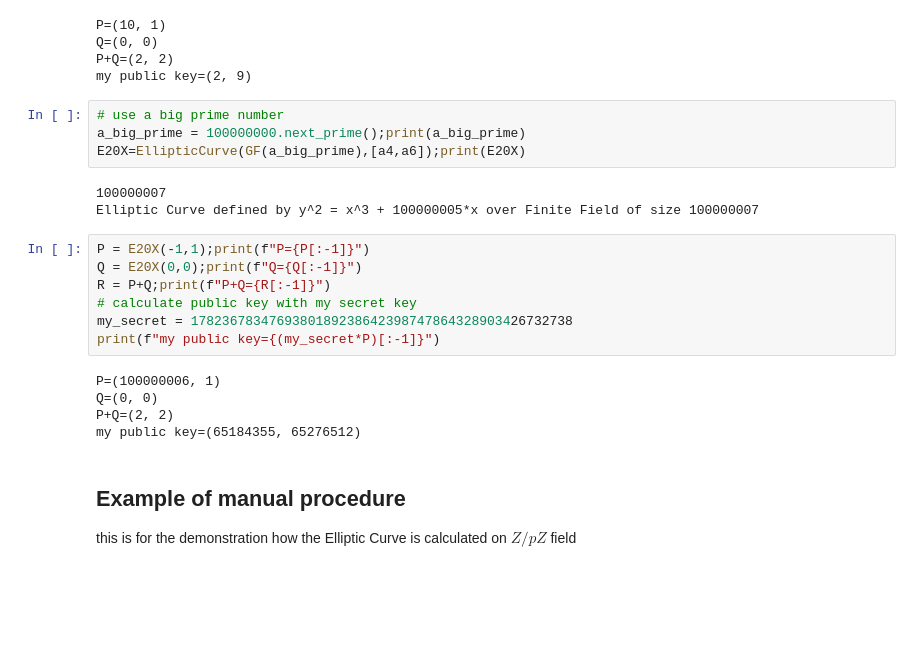
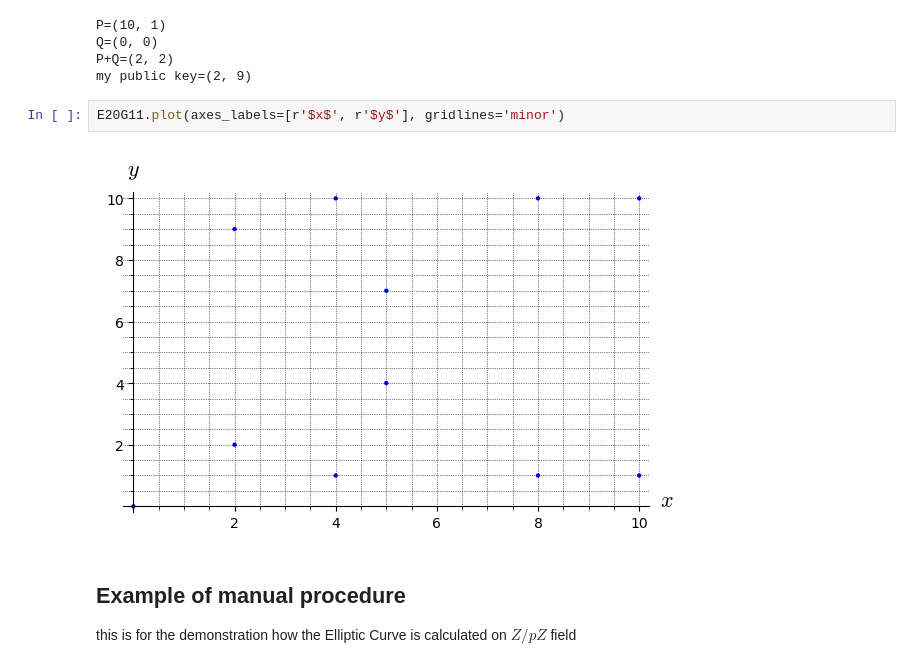
Before and after one commit to edwardlu71/ConceptByExample, a Jupyter notebook: E03_131_EllipticCurvesByExample.ipynb, the cells around one changed output. Drawn from its saved outputs; the diff is of its cells as text; blank space fills up the shorter version.

```diff
--- a/E03_131_EllipticCurvesByExample.ipynb
+++ b/E03_131_EllipticCurvesByExample.ipynb
@@ -174,25 +174,10 @@ P=(10, 1)
 Q=(0, 0)
 P+Q=(2, 2)
 my public key=(2, 9)
-# %%
-# use a big prime number
-a_big_prime = 100000000.next_prime();print(a_big_prime)
-E20X=EllipticCurve(GF(a_big_prime),[a4,a6]);print(E20X)
-# %% [output]
-100000007
-Elliptic Curve defined by y^2 = x^3 + 100000005*x over Finite Field of size 100000007
-# %%
-P = E20X(-1,1);print(f"P={P[:-1]}")
-Q = E20X(0,0);print(f"Q={Q[:-1]}")
-R = P+Q;print(f"P+Q={R[:-1]}")
-# calculate public key with my secret key
-my_secret = 1782367834769380189238642398747864328903426732738
-print(f"my public key={(my_secret*P)[:-1]}")
-# %% [output]
-P=(100000006, 1)
-Q=(0, 0)
-P+Q=(2, 2)
-my public key=(65184355, 65276512)
+# %%
+E20G11.plot(axes_labels=[r'$x$', r'$y$'], gridlines='minor')
+# %% [output]
+[figure, added]
 # %% [markdown]
 ## Example of manual procedure
 
```
Also changed, not shown: parts of 8 cells of this notebook.
